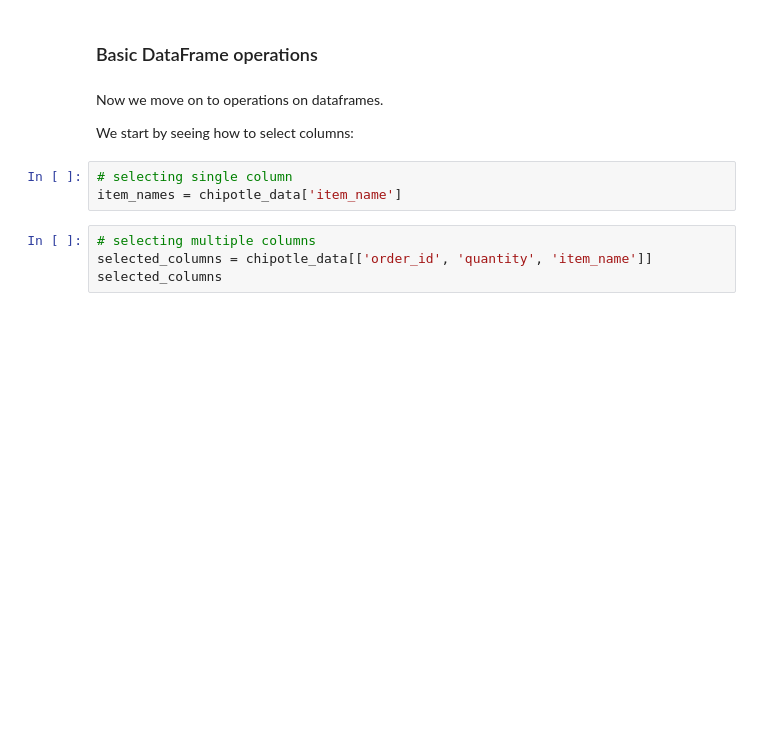
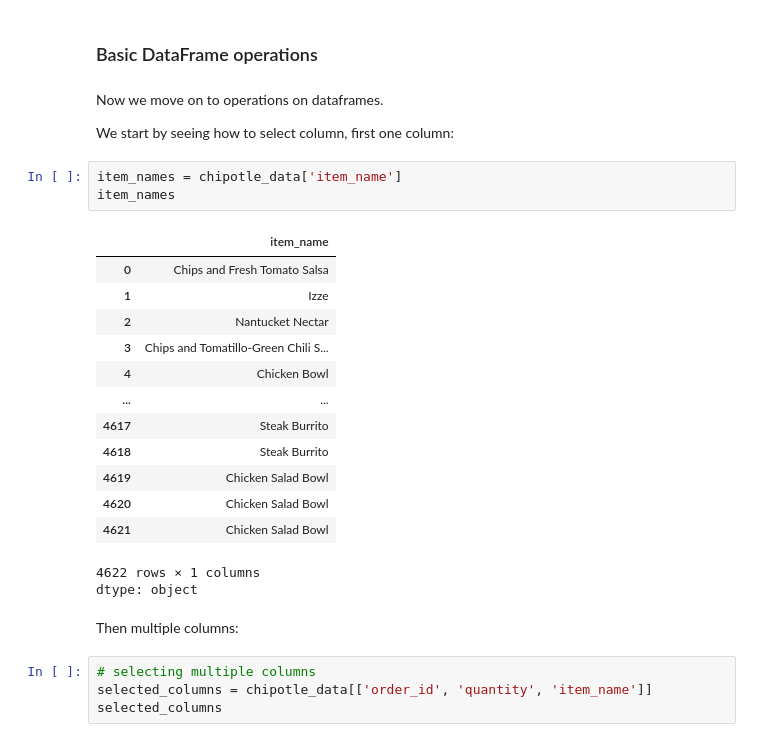
Before and after one commit to FedericoMilanesio/Unito-NeuralNetworks, a Jupyter notebook: notebooks/Lesson0.ipynb, the cells around one changed output. Cells and saved outputs as stored; diff of their text form; blank space fills up the shorter version.

```diff
--- a/notebooks/Lesson0.ipynb
+++ b/notebooks/Lesson0.ipynb
@@ -384,10 +384,27 @@ chipotle_data.head()
 # %% [markdown]
 Now we move on to operations on dataframes.
 
-We start by seeing how to select columns:
+We start by seeing how to select column, first one column:
-# %%
-# selecting single column
-item_names = chipotle_data['item_name']
+# %%
+item_names = chipotle_data['item_name']
+item_names
+# %% [output]
+|  | item_name |
+| 0 | Chips and Fresh Tomato Salsa |
+| 1 | Izze |
+| 2 | Nantucket Nectar |
+| 3 | Chips and Tomatillo-Green Chili S... |
+| 4 | Chicken Bowl |
+| ... | ... |
+| 4617 | Steak Burrito |
+| 4618 | Steak Burrito |
+| 4619 | Chicken Salad Bowl |
+| 4620 | Chicken Salad Bowl |
+| 4621 | Chicken Salad Bowl |
+4622 rows × 1 columns
+dtype: object
+# %% [markdown]
+Then multiple columns:
 # %%
 # selecting multiple columns
 selected_columns = chipotle_data[['order_id', 'quantity', 'item_name']]
```
Also changed, not shown: parts of 35 cells of this notebook.
